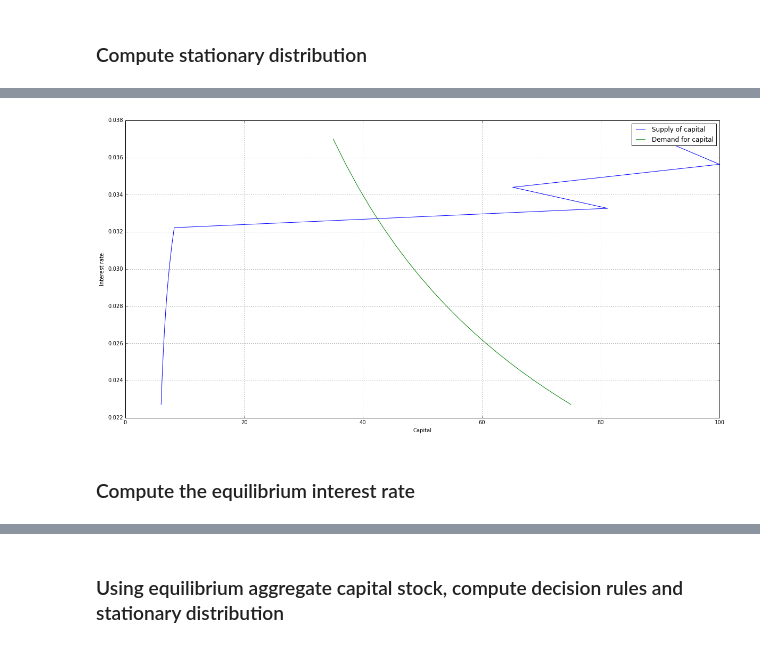
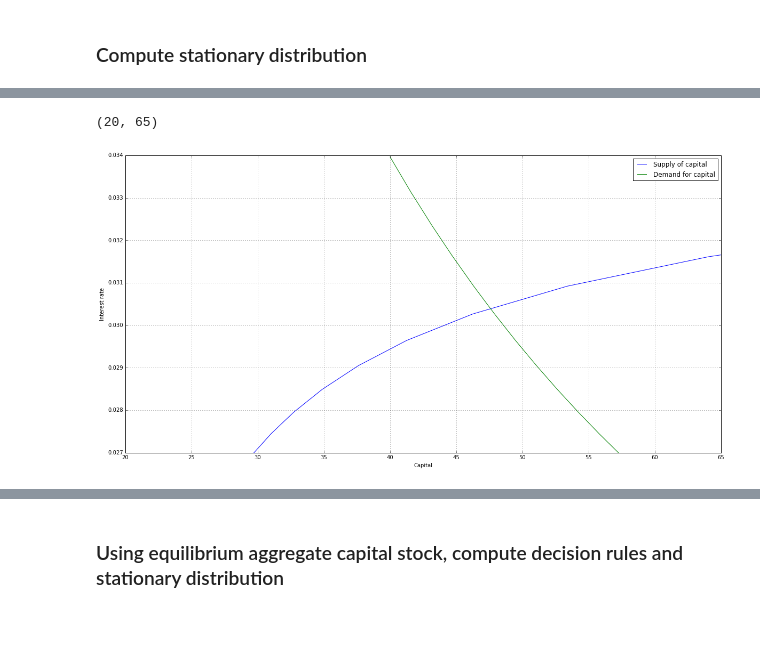
Before and after one commit to jagman88/dolo, a Jupyter notebook: examples/models/KS_noagg_equilibrium_dtcscc.ipynb, the cells around one changed output, grey strips where cells are left out. Drawn from its saved outputs; the diff is of its cells as text; code cells hidden in the pictures.

Commit message:
FIX: dtcscc incomplete markets model, also added computing eqm, etc

```diff
--- a/examples/models/KS_noagg_equilibrium_dtcscc.ipynb
+++ b/examples/models/KS_noagg_equilibrium_dtcscc.ipynb
@@ -22,7 +22,7 @@ from matplotlib import cm
 filename = 'incomplete_markets_dtcscc.yaml'
 model = yaml_import(filename)
 
-Nf = np.array([200, 20])
+Nf = np.array([250, 100])
 # %% [output]
 warning: 24, 1 : Symbol u has no calibrated value.
 # %% [markdown]
@@ -91,3 +97,3 @@ plt.ylabel('Employment productivity')
 # %%
-Kd, Ks, r = dst.supply_demand(model, Nf, numpoints=20, lower=35, upper=75, verbose=True)
+Kd, Ks, r = dst.supply_demand(model, Nf, numpoints=20, lower=40, upper=70, verbose=True)
 # %% [output]
@@ -126,17 +128,16 @@ Iteration = 19
 # %%
 %matplotlib inline
 
 fig = plt.figure(figsize=(20, 10))
 plt.plot(Ks, r,label='Supply of capital')
 plt.plot(Kd, r,label='Demand for capital')
 # plt.plot((37.9893, 37.9893), (0.031, 0.036), 'k-', color='black', label='RA steady state capital')
 plt.xlabel('Capital')
 plt.ylabel('Interest rate')
 plt.legend()
 plt.grid()
-# plt.ylim(0.0335, 0.036)
-# plt.xlim(20, 60)
+plt.ylim(0.027, 0.034)
+plt.xlim(20, 65)
 # %% [output]
+(20, 65)
-[figure, old version]
+[figure, new version]
-# %% [markdown]
-### Compute the equilibrium interest rate
```
Also changed, not shown: parts of 7 cells of this notebook, 2 other files.
